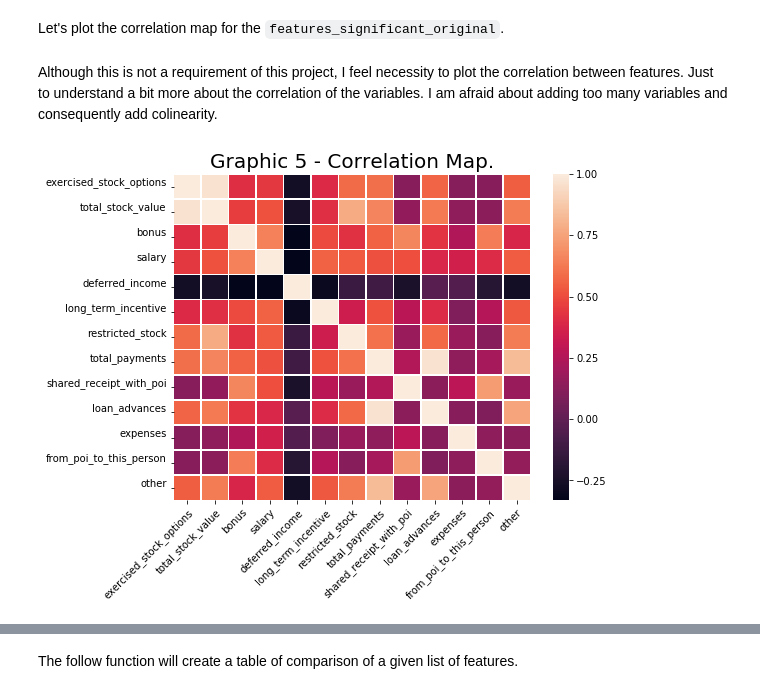
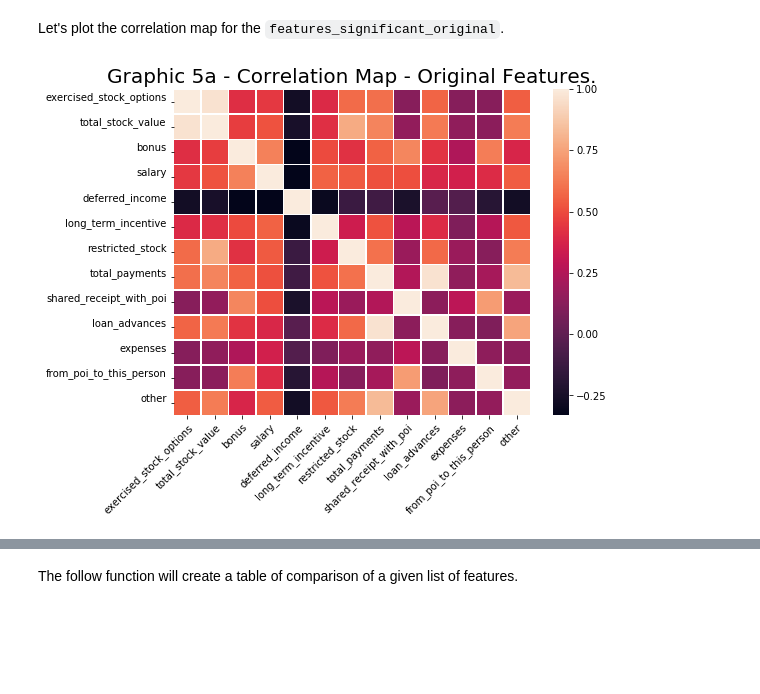
Before and after one commit to AndersonUyekita/ND111_data_science_foundations_02, a Jupyter notebook: 05-Chapter05/00-Project_04/nd111_project_04.ipynb, the cells around one changed output, grey strips where cells are left out. Drawn from its saved outputs; the diff is of its cells as text; code cells hidden in the pictures; blank space fills up the shorter version.

Commit message:
Project 04 - Done - ND111

```diff
--- a/05-Chapter05/00-Project_04/nd111_project_04.ipynb
+++ b/05-Chapter05/00-Project_04/nd111_project_04.ipynb
@@ -1044,6 +1005,26 @@ Due to the financial values varying from zero to millons dollar, this values cou
 # Function to scale.
 def feat_scale(feat):
     """
+    +--------------------------------------------------------------------------------------------------+
+    |DESCRIPTION:                                                                                      |
+    |                                                                                                  |
+    |    Scale the matrix using the MinMaxScaler module from Scikit Learn.                             |
+    |                                                                                                  |
+    +--------------------------------------------------------------------------------------------------+
+    |INPUT:                                                                                            |
+    |                                                                                                  |
+    |    VARIABLE:                                                                                     |
+    |                                                                                                  |
+    |    feat: Matrix/DataFrame to be scaled.                                                          |
+    |                                                                                                  |
+    +--------------------------------------------------------------------------------------------------+
+    |OUTPUT:                                                                                           |
+    |                                                                                                  |
+    |    VARIABLE:                                                                                     |
+    |                                                                                                  |
+    |    feat: Scaled dataframe.                                                                       |
+    |                                                                                                  |
+    +--------------------------------------------------------------------------------------------------+
     """
     # Importing library.
     from sklearn.preprocessing import MinMaxScaler
@@ -1093,6 +1072,9 @@ The function below will calculate the K Best Features.
 # General purpose function.
 def feat_selection(k , feat, lab, feat_list, f_classif = 'f_classif'):
     """
+    Performs the SelectionKBest from a given feat and lab.
+
+    Uses the f_classif to rank/score the features.
     """
     # Importing the modules SelectKBest and f_classif
     from sklearn.feature_selection import SelectKBest, f_classif
@@ -1257,6 +1252,8 @@ Let's plot the correlation map for the `features_significant_original`.
 # Creating a function to calculate the correlation between variables.
 def calc_correlation(df, feat_list):
     """
+    Calculates the correlation between variables from df DataFrame which is
+    in the feat_list.
     """
     # Temporaly variable. List to store the columns values.
     temp = []
@@ -1269,8 +1266,9 @@ def calc_correlation(df, feat_list):
     return pd.DataFrame(np.corrcoef(temp), columns = feat_list, index = feat_list)
 # %%
 # Creating a function to plot a heatmap.
-def heatmap(df_corr):
+def heatmap(df_corr, title):
     """
+    Based on the df_corr (it is a list) creates a "heatmap" of correlations.
     """
     plt.figure(figsize = [8,6])                  # Graph/Figure size
     ax = sns.heatmap(df_corr, linewidth=0.5)     # Heatmap
@@ -1280,13 +1278,12 @@ def heatmap(df_corr):
              ha="right", rotation_mode="anchor")
     plt.setp(ax.get_yticklabels(), rotation=0,   # 0 degree labels on Y axis
              ha="right", rotation_mode="anchor")
-    plt.title("Graphic 5 - Correlation Map.",
+    plt.title(title,
               fontsize = 20);
     plt.show()
-# %% [markdown]
-Although this is not a requirement of this project, I feel necessity to plot the correlation between features. Just to understand a bit more about the correlation of the variables. I am afraid about adding too many variables and consequently add colinearity.
 # %%
 # Priting the heatmap.
-heatmap(calc_correlation(df_eda, feat_list = features_significant_original))
+heatmap(calc_correlation(df_eda, feat_list = features_significant_original),
+        title = "Graphic 5a - Correlation Map - Original Features.")
 # %% [output]
-[figure, old version]
+[figure, new version]
```
Also changed, not shown: parts of 338 cells of this notebook, 8 other files.
